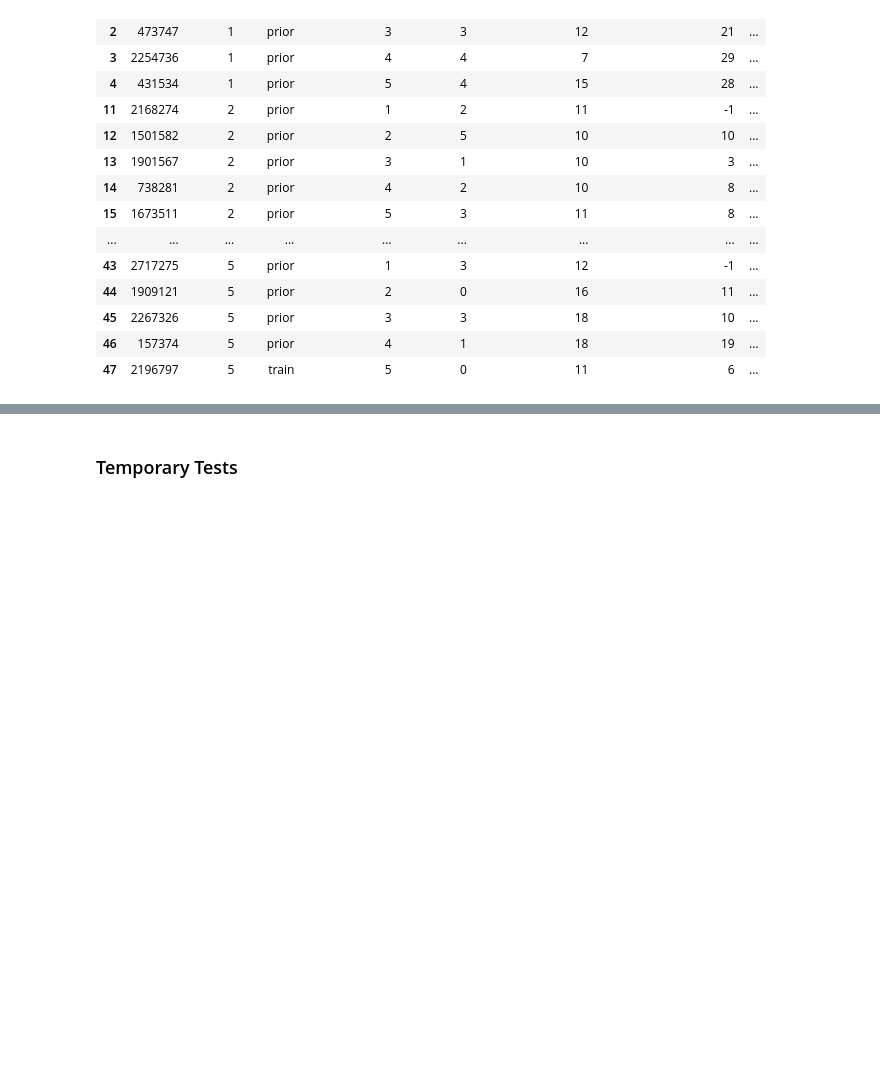
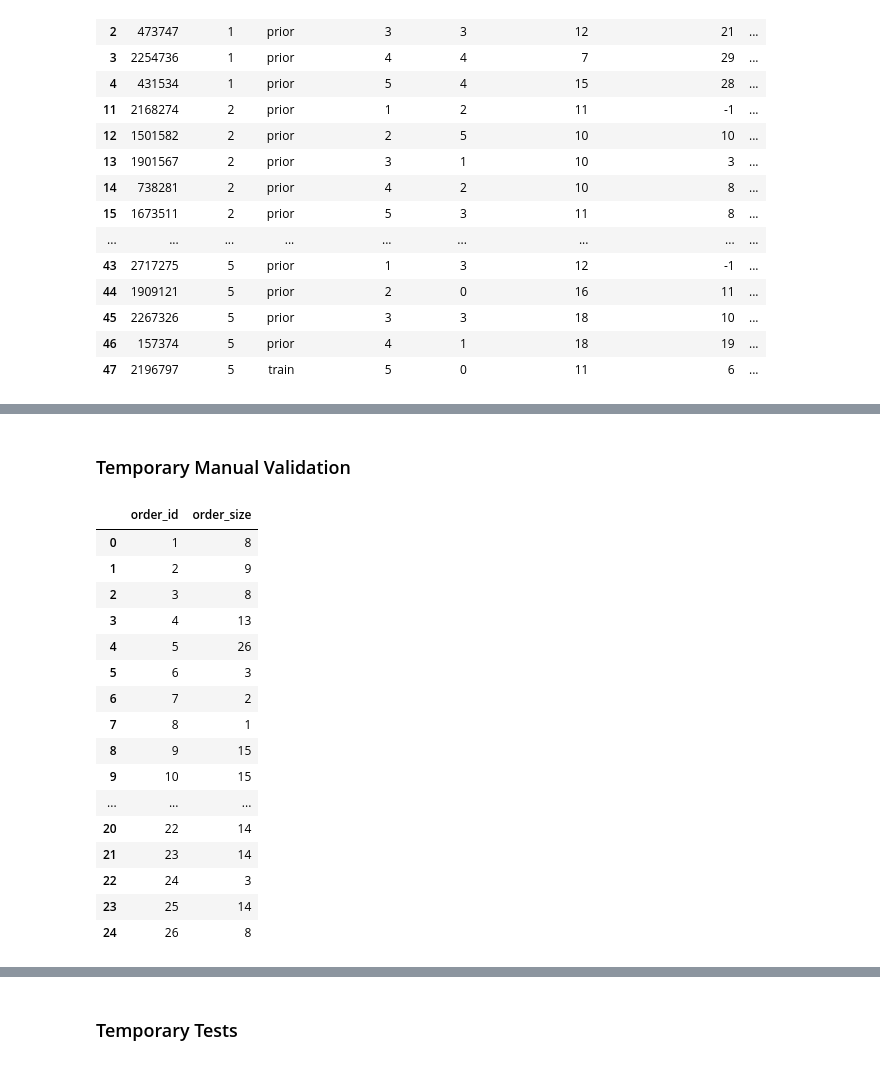
Before and after one commit to d-schneid/binary-tip-classification, a Jupyter notebook: team_07_project_submission.ipynb, the cells around one changed output, grey strips where cells are left out. Cells and saved outputs as stored; diff of their text form; code cells hidden in the pictures; blank space fills up the shorter version.

```diff
--- a/team_07_project_submission.ipynb
+++ b/team_07_project_submission.ipynb
@@ -114,0 +119,25 @@ dtype: int64
+# %% [markdown]
+### Temporary Manual Validation
+# %%
+orders_joined = data_store.get_orders_joined()
+order_size = orders_joined.groupby('order_id')['order_number'].size().reset_index().rename(
+    columns={'order_number': 'order_size'})
+order_size.head(25)
+# %% [output]
+|  | order_id | order_size |
+| 0 | 1 | 8 |
+| 1 | 2 | 9 |
+| 2 | 3 | 8 |
+| 3 | 4 | 13 |
+| 4 | 5 | 26 |
+| 5 | 6 | 3 |
+| 6 | 7 | 2 |
+| 7 | 8 | 1 |
+| 8 | 9 | 15 |
+| 9 | 10 | 15 |
+| ... | ... | ... |
+| 20 | 22 | 14 |
+| 21 | 23 | 14 |
+| 22 | 24 | 3 |
+| 23 | 25 | 14 |
+| 24 | 26 | 8 |
```
Also changed, not shown: parts of 7 cells of this notebook, 2 other files.
